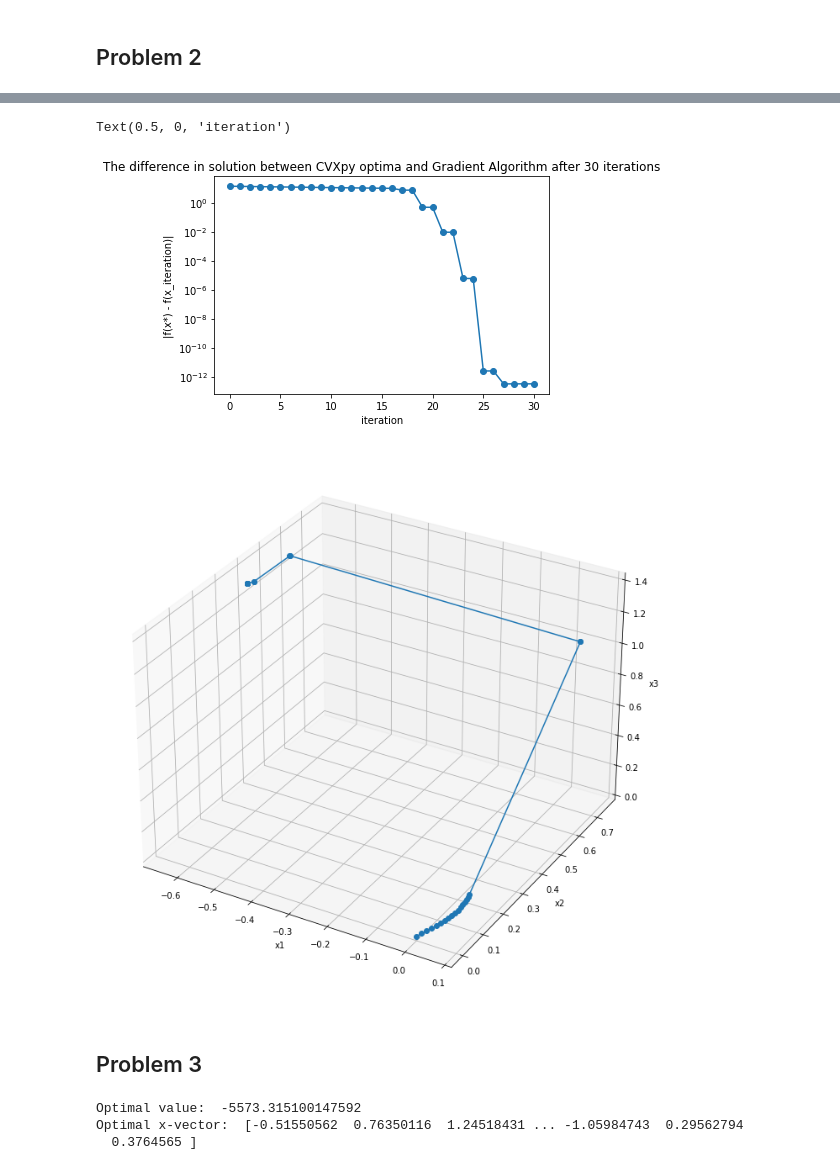
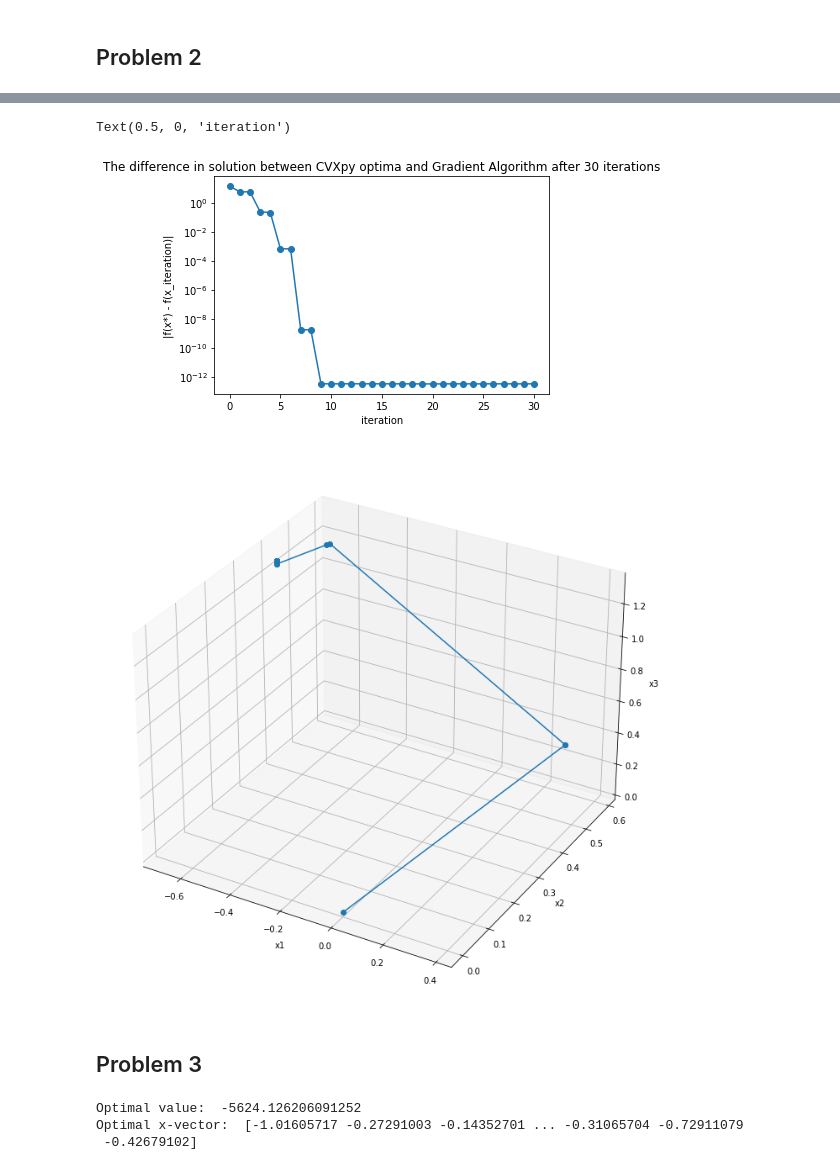
Before and after one commit to tylerhyang/ieor160hw4, a Jupyter notebook: hw4-caedivs.ipynb, the cells around one changed output, grey strips where cells are left out. Drawn from its saved outputs; the diff is of its cells as text; code cells hidden in the pictures.

```diff
--- a/hw4-caedivs.ipynb
+++ b/hw4-caedivs.ipynb
@@ -66,7 +65,7 @@ x1, x2, x3 = 0, 0, 0
 gradient = nd.Gradient(func)([x1, x2, x3])
 #print(type(gradient))
 direction = -gradient
-beta = 0.01
+beta = 0.5
 dpoints = []
 dpoints.append([x1, x2, x3])
 
@@ -154,9 +153,10 @@ dpoints[-1]
 delta = 10 ** (-3)
 x1, x2, x3 = 0, 0, 0
 gradient = nd.Gradient(func)([x1, x2, x3])
+hessian = nd.Hessian(func)([x1, x2, x3])
 #print(type(gradient))
-direction = -gradient
-beta = 0.01
+direction = - 1 * np.linalg.inv(hessian) @ gradient.T
+beta = 0.5
 dpoints = []
 dpoints.append([x1, x2, x3])
 def newtonWithBacktracking(x1, x2, x3, gradient, delta, direction):
@@ -209,5 +209,5 @@ x3:1.3583530111727826
 Text(0.5, 0, 'iteration')
-[figure, old version]
+[figure, new version]
 # %%
 #plot for the 3d plot
 splitted = list(zip(*dpoints))
@@ -220,6 +220,6 @@ ax.set_xlabel("x1")
 ax.set_ylabel("x2")
 ax.set_zlabel("x3");
 # %% [output]
-[figure, old version]
+[figure, new version]
 # %% [markdown]
 ## Problem 3
@@ -226,18 +230,14 @@ ax.set_zlabel("x3");
 # %%
 #finding global minimum, warning takes 5 minutes to run
-n = 1300
-A = np.random.randn(n, n)
-A = 1/2 * (A + A.T)
 opt_x_vec = cp.Variable(n)
-
-obj = -cp.sum(cp.log(5 - cp.square(opt_x_vec))) - cp.sum(cp.log(1 + A.T @ opt_x_vec))
+obj = -cp.sum(cp.log(5 - cp.square(opt_x_vec))) - cp.sum(cp.log(1 + (A.T @ opt_x_vec)))
 problem = cp.Problem(cp.Minimize(obj))
 problem.solve()
 print("Optimal value: ", problem.value)
 print("Optimal x-vector: ", opt_x_vec.value)
 # %% [output]
-Optimal value:  -5573.315100147592
-Optimal x-vector:  [-0.51550562  0.76350116  1.24518431 ... -1.05984743  0.29562794
-  0.3764565 ]
+Optimal value:  -5624.126206091252
+Optimal x-vector:  [-1.01605717 -0.27291003 -0.14352701 ... -0.31065704 -0.72911079
+ -0.42679102]
 # %%
 #gradient and hessian of full equations
```
Also changed, not shown: parts of 9 cells of this notebook.
